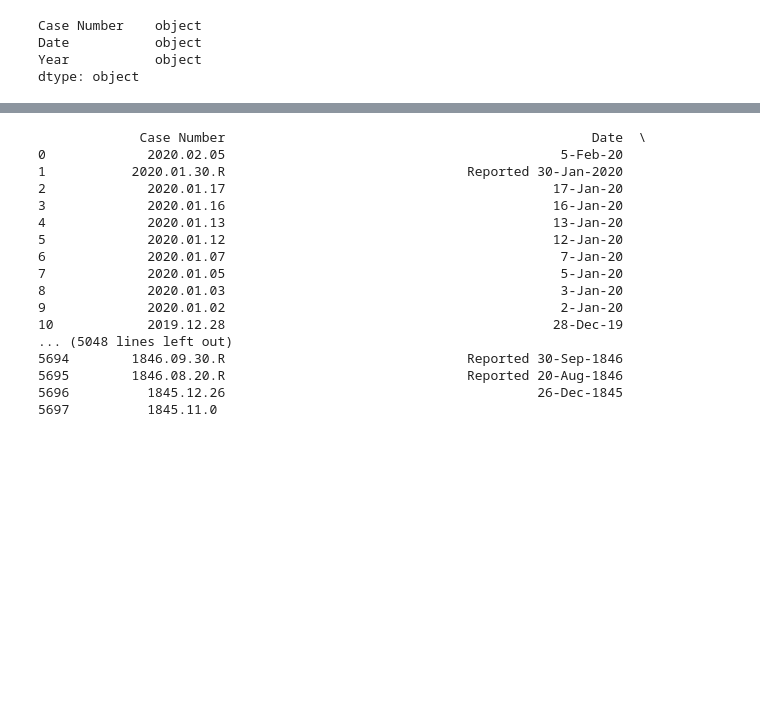
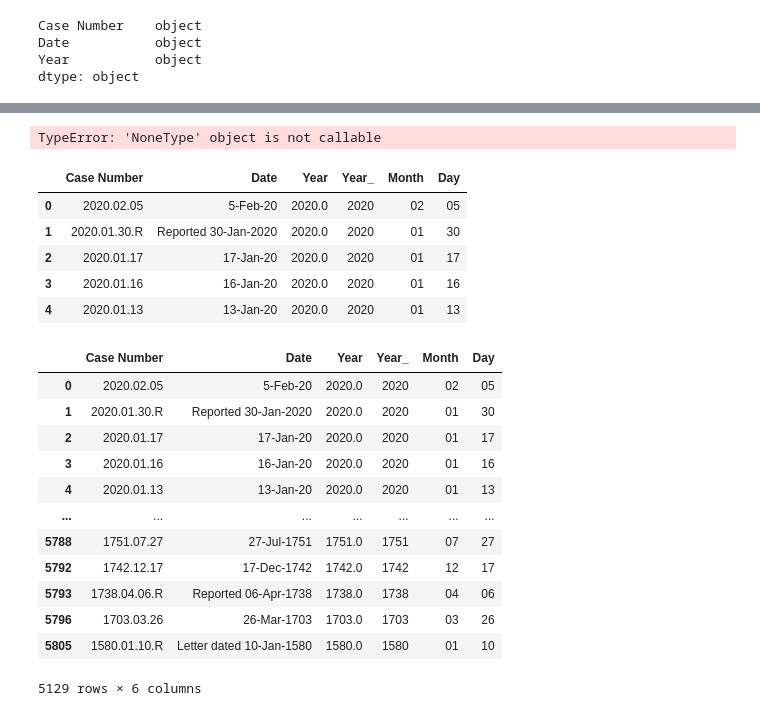
Before and after one commit to godak9/Final_Project, a Jupyter notebook: GOdak/Date_Cleaning.ipynb, the cells around one changed output, grey strips where cells are left out. Saved outputs shown, nothing was run; the diff lists cells and outputs as text; code cells hidden in the pictures; blank space fills up the shorter version.

Commit message:
Adding type and activity cleaning code and csv files

```diff
--- a/GOdak/Date_Cleaning.ipynb
+++ b/GOdak/Date_Cleaning.ipynb
@@ -22,5 +22,4 @@ Index(['index', 'Case Number', 'Date', 'Year', 'Type', 'Country', 'Area',
 #Create df with only country column to work with
 columns = ["Case Number", "Date", "Year"]
 date_df = df.loc[:, columns]
-pd.set_option('display.max_rows', None)
-date_df
+#pd.set_option('display.max_rows', None)
@@ -74,25 +106,36 @@ except:
+# %%
+date_df["Case Number"].apply(clean_day())
+    #This gives me an error, but it works by adding the column to the df
+    #Keep running if error appears
+# %% [output]
+TypeError: 'NoneType' object is not callable
+# %%
+date_df.head()
+# %% [output]
+|  | Case Number | Date | Year | Year_ | Month | Day |
+| 0 | 2020.02.05 | 5-Feb-20 | 2020.0 | 2020 | 02 | 05 |
+| 1 | 2020.01.30.R | Reported 30-Jan-2020 | 2020.0 | 2020 | 01 | 30 |
+| 2 | 2020.01.17 | 17-Jan-20 | 2020.0 | 2020 | 01 | 17 |
+| 3 | 2020.01.16 | 16-Jan-20 | 2020.0 | 2020 | 01 | 16 |
+| 4 | 2020.01.13 | 13-Jan-20 | 2020.0 | 2020 | 01 | 13 |
 # %%
 date_df = date_df[date_df["Year"] != "0.0"]
 date_df = date_df[date_df["Day"] != "00"]
 date_df
 # %% [output]
+|  | Case Number | Date | Year | Year_ | Month | Day |
+| 0 | 2020.02.05 | 5-Feb-20 | 2020.0 | 2020 | 02 | 05 |
+| 1 | 2020.01.30.R | Reported 30-Jan-2020 | 2020.0 | 2020 | 01 | 30 |
+| 2 | 2020.01.17 | 17-Jan-20 | 2020.0 | 2020 | 01 | 17 |
+| 3 | 2020.01.16 | 16-Jan-20 | 2020.0 | 2020 | 01 | 16 |
+| 4 | 2020.01.13 | 13-Jan-20 | 2020.0 | 2020 | 01 | 13 |
+| ... | ... | ... | ... | ... | ... | ... |
+| 5788 | 1751.07.27 | 27-Jul-1751 | 1751.0 | 1751 | 07 | 27 |
+| 5792 | 1742.12.17 | 17-Dec-1742 | 1742.0 | 1742 | 12 | 17 |
+| 5793 | 1738.04.06.R | Reported 06-Apr-1738 | 1738.0 | 1738 | 04 | 06 |
+| 5796 | 1703.03.26 | 26-Mar-1703 | 1703.0 | 1703 | 03 | 26 |
+| 5805 | 1580.01.10.R | Letter dated 10-Jan-1580 | 1580.0 | 1580 | 01 | 10 |
-             Case Number                                               Date  \
-0             2020.02.05                                           5-Feb-20
-1           2020.01.30.R                               Reported 30-Jan-2020
-2             2020.01.17                                          17-Jan-20
-3             2020.01.16                                          16-Jan-20
-4             2020.01.13                                          13-Jan-20
-5             2020.01.12                                          12-Jan-20
-6             2020.01.07                                           7-Jan-20
-7             2020.01.05                                           5-Jan-20
-8             2020.01.03                                           3-Jan-20
-9             2020.01.02                                           2-Jan-20
-10            2019.12.28                                          28-Dec-19
-... (5048 lines left out)
-5694        1846.09.30.R                               Reported 30-Sep-1846
-5695        1846.08.20.R                               Reported 20-Aug-1846
-5696          1845.12.26                                        26-Dec-1845
-5697          1845.11.0
+5129 rows × 6 columns
 # %%
 # RUN ONLY ONCE PER KERNEL
 columns = ["Case Number", "Date", "Year_", "Month", "Day"]
```
Also changed, not shown: parts of 15 cells of this notebook, 5 other files.
